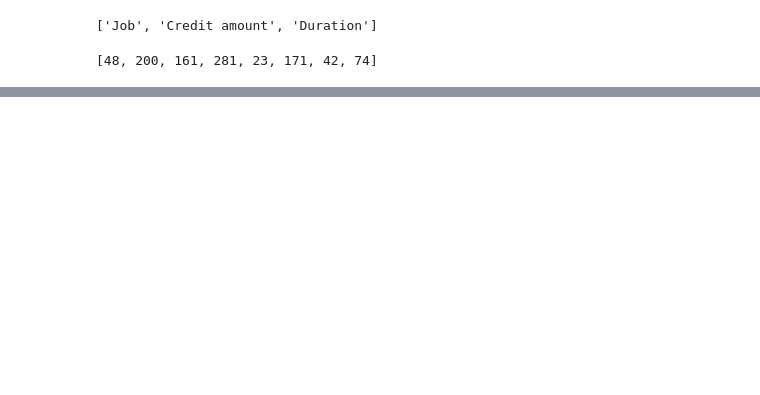
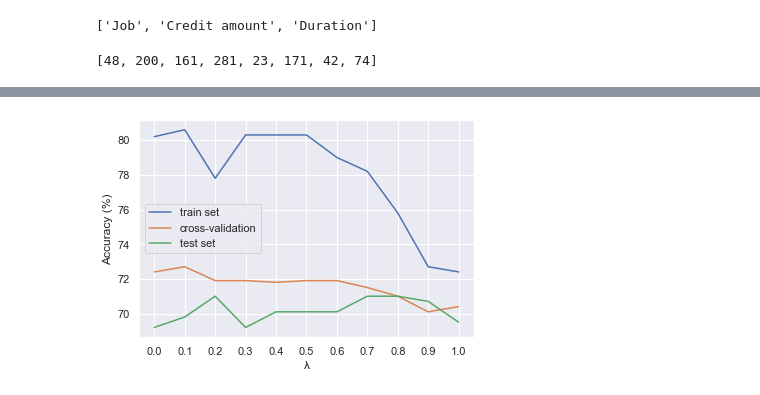
Before and after one commit to mattchap2/bias-in-ai, a Jupyter notebook: code-implementation.ipynb, the cells around one changed output, grey strips where cells are left out. Drawn from its saved outputs; the diff is of its cells as text; code cells hidden in the pictures; blank space fills up the shorter version.

```diff
--- a/code-implementation.ipynb
+++ b/code-implementation.ipynb
@@ -640,0 +440,7 @@ Name: Sex, dtype: int64
+# %%
+df1 = df[(df['Sex'] == 'female') & (df['Risk'] == 'bad')]
+df2 = df[(df['Sex'] == 'male') & (df['Risk'] == 'bad')].sample(109)
+df3 = df[(df['Sex'] == 'female') & (df['Risk'] == 'good')].sample(109)
+df4 = df[(df['Sex'] == 'male') & (df['Risk'] == 'good')].sample(109)
+strat_df = pd.concat([df1, df2, df3, df4], ignore_index=True)
+strat_df['Sex'].value_counts()
@@ -744,5 +480,2 @@ round(accuracy_score(y_test_scaled, y_pred) * 100, 1)
 # %% [markdown]
 ## Repair algorithm
-# %%
-df = df.drop(["Age"], axis=1)
-df.head()
@@ -798,9 +521,5 @@ Name: Credit amount, Length: 1000, dtype: float64
 # %%
-from math import ceil
-
-lmbda = 1
-
-def repair(Y_columns, all_stratified_groups, number_of_quantiles, lmbda):
+def repair(Y_columns, all_stratified_groups, number_of_quantiles, lmbda, D_prime):
     quantile_unit = 1.0/number_of_quantiles
     column = 'Credit amount'
     for column in Y_columns:
@@ -828,4 +547,4 @@ def repair(Y_columns, all_stratified_groups, number_of_quantiles, lmbda):
                 repair_value = (1 - lmbda)*original_value + lmbda*target_value
                 D_prime.loc[entry_ID, column] = repair_value
 
-repair(Y_columns, all_stratified_combinations, number_of_quantiles, lmbda)
+    return D_prime
@@ -885,0 +551,7 @@ round(accuracy_score(y_test_scaled, y_pred) * 100, 1)
+# %%
+scores = []
+for lmbda in np.arange(0.0, 1.1, 0.1):
+    D_prime = repair(Y_columns, all_stratified_combinations, number_of_quantiles, lmbda, df.copy())
+    X, y = D_prime.drop(['Risk'], axis=1), D_prime['Risk']
+    X_train, X_test, y_train, y_test = train_test_split(X, y, test_size=1/3, random_state=42)
+    scores.append(pipe(X_train, X_test, y_train, y_test))
@@ -885,0 +584,12 @@ round(accuracy_score(y_test_scaled, y_pred) * 100, 1)
+# %%
+import seaborn as sns
+sns.set_theme()
+
+fig, ax = plt.subplots()
+ax.set_xticks(np.arange(0.0, 1.1, 0.1))
+ax.set(xlabel='λ', ylabel='Accuracy (%)')
+for i in range(3):
+    sns.lineplot(x=np.arange(0.0, 1.1, 0.1), y=list(zip(*scores))[i], ax=ax)
+    ax.legend(labels=['train set', 'cross-validation', 'test set'])
+# %% [output]
+[figure, added]
```
Also changed, not shown: parts of 64 cells of this notebook, 3 other files.
